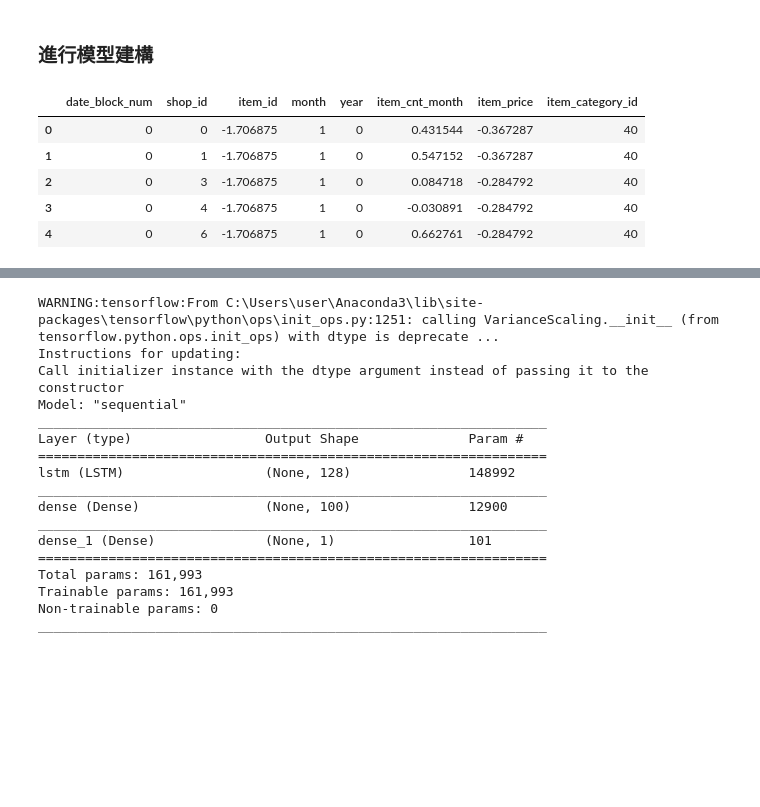
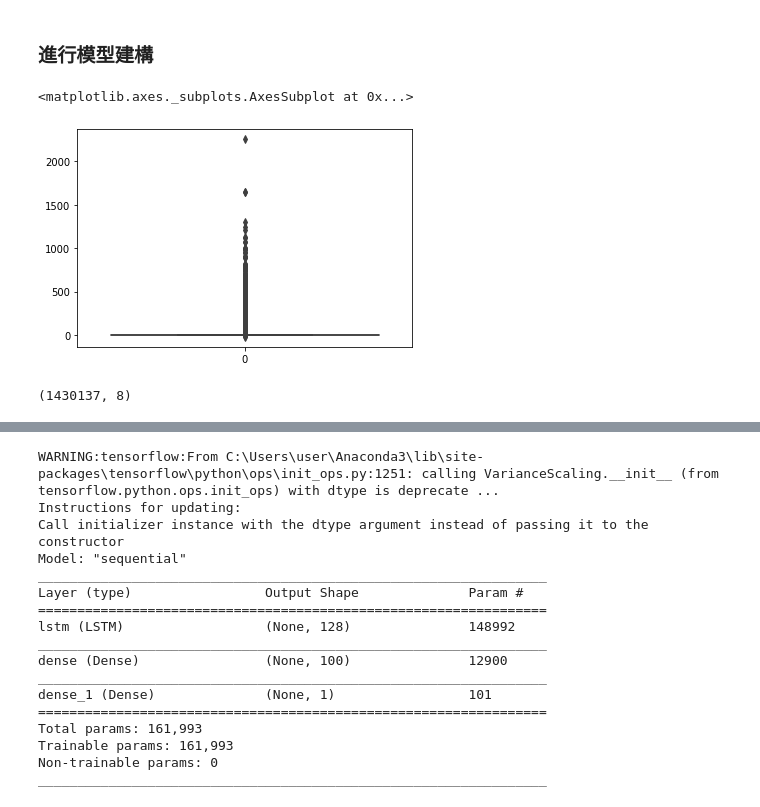
Before and after one commit to ian870125/AI, a Jupyter notebook: RNN 進行銷售量預測.ipynb, the cells around one changed output, grey strips where cells are left out. Saved outputs shown, nothing was run; the diff lists cells and outputs as text; code cells hidden in the pictures; blank space fills up the shorter version.

```diff
--- a/RNN 進行銷售量預測.ipynb
+++ b/RNN 進行銷售量預測.ipynb
@@ -193,3 +199,8 @@ from sklearn.model_selection import train_test_split
 from sklearn.preprocessing import StandardScaler
 # %%
 std = StandardScaler()
+# %%
+sns.boxplot(data= train_4['item_cnt_month'])
+# %% [output]
+<matplotlib.axes._subplots.AxesSubplot at 0x...>
+[figure, added]
@@ -198,14 +218,9 @@ train_4['item_cnt_month'] = std.fit_transform(train_4['item_cnt_month'].values.r
 train_4['item_price'] = std.fit_transform(train_4['item_price'].values.reshape(-1,1))
 train_4['item_id'] = std.fit_transform(train_4['item_id'].values.reshape(-1,1)) #對數值資料進行標準化
 # %%
-train_4.head()
+train_4.shape
 # %% [output]
-|  | date_block_num | shop_id | item_id | month | year | item_cnt_month | item_price | item_category_id |
-| 0 | 0 | 0 | -1.706875 | 1 | 0 | 0.431544 | -0.367287 | 40 |
-| 1 | 0 | 1 | -1.706875 | 1 | 0 | 0.547152 | -0.367287 | 40 |
-| 2 | 0 | 3 | -1.706875 | 1 | 0 | 0.084718 | -0.284792 | 40 |
-| 3 | 0 | 4 | -1.706875 | 1 | 0 | -0.030891 | -0.284792 | 40 |
-| 4 | 0 | 6 | -1.706875 | 1 | 0 | 0.662761 | -0.284792 | 40 |
+(1430137, 8)
 # %%
 x_train = train_4[[ 'shop_id', 'item_category_id','month', 'item_price', 'year', 'item_id']]
 y_train = train_4['item_cnt_month'].values
```
Also changed, not shown: parts of 12 cells of this notebook.
